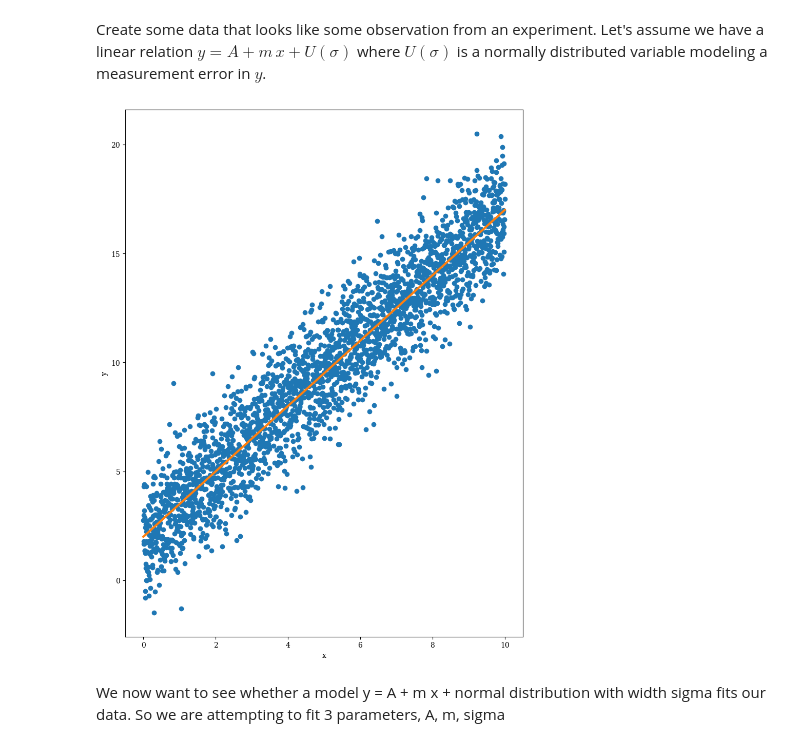
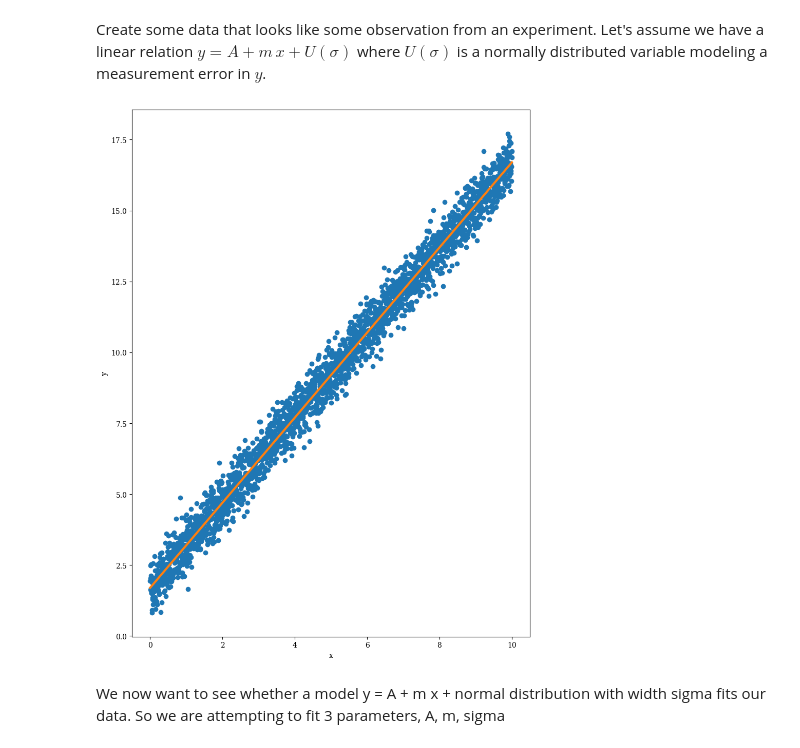
Before and after one commit to yipihey/Physics-113-Book, a Jupyter notebook: optimization/MetropolisHastings.ipynb, the cells around one changed output. Drawn from its saved outputs; the diff is of its cells as text; code cells hidden in the pictures.

```diff
--- a/optimization/MetropolisHastings.ipynb
+++ b/optimization/MetropolisHastings.ipynb
@@ -329,25 +258,25 @@ Create some data that looks like some observation from an experiment. Let's assu
 # %%
 n = 2500
 
 def linear_model(x, A, m):
     return A + m * x
 
 np.random.seed(42)
 x = np.linspace(0, 10, n)
-A_true = 2
+A_true = 1.7
 m_true = 1.5
-sigma_true = 1.5
+sigma_true = 0.5
 y = linear_model(x, A_true, m_true) + sigma_true * np.random.randn(n)
 
 plt.plot(x,y,'o');
 plt.plot(x,linear_model(x,A_true,m_true),'-',lw=3)
 #plot(x,yq,'--');
 
 
 plt.xlabel('x')
 plt.ylabel('y');
 # %% [output]
-[figure, old version]
+[figure, new version]
 # %% [markdown]
 We now want to see whether a model y = A + m x + normal distribution with width sigma fits our data. So we are attempting to fit 3 parameters, A, m, sigma
 # %%
```
Also changed, not shown: parts of 10 cells of this notebook.
